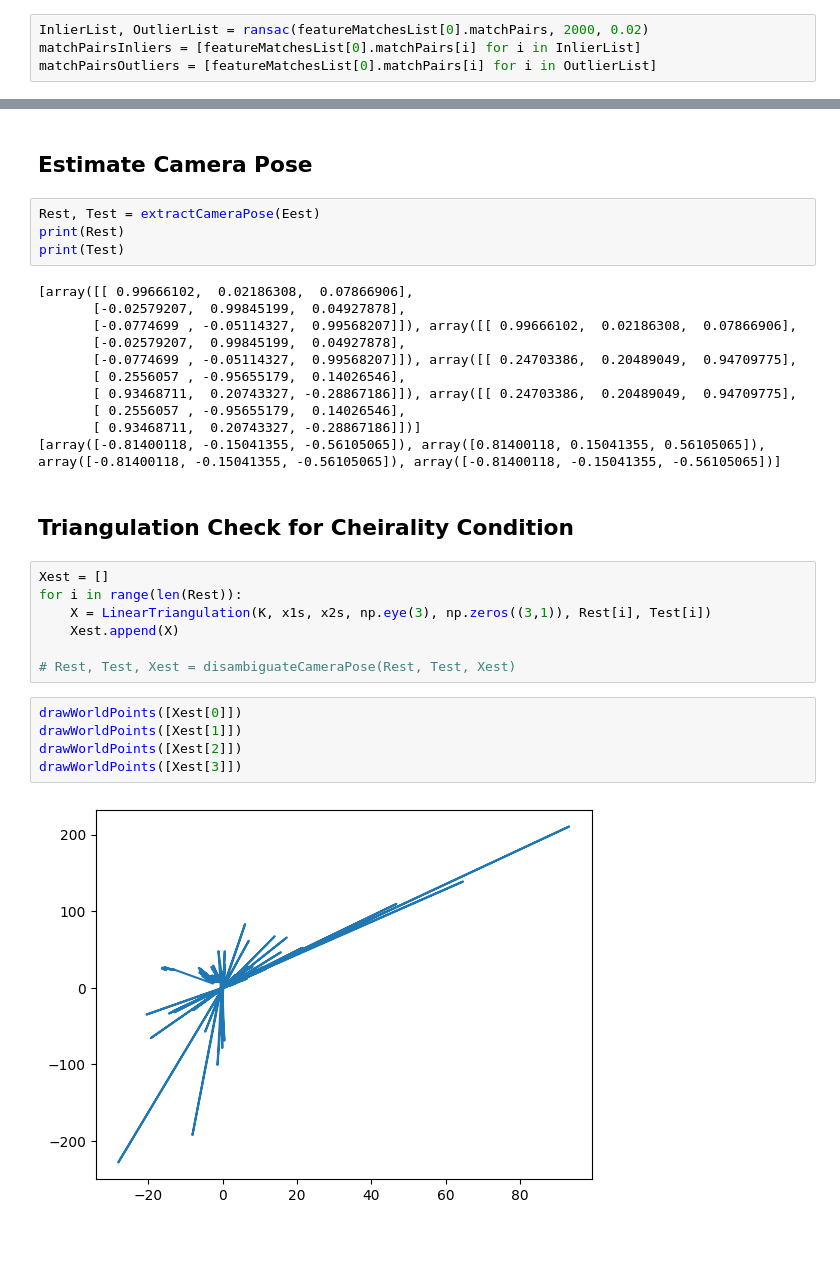
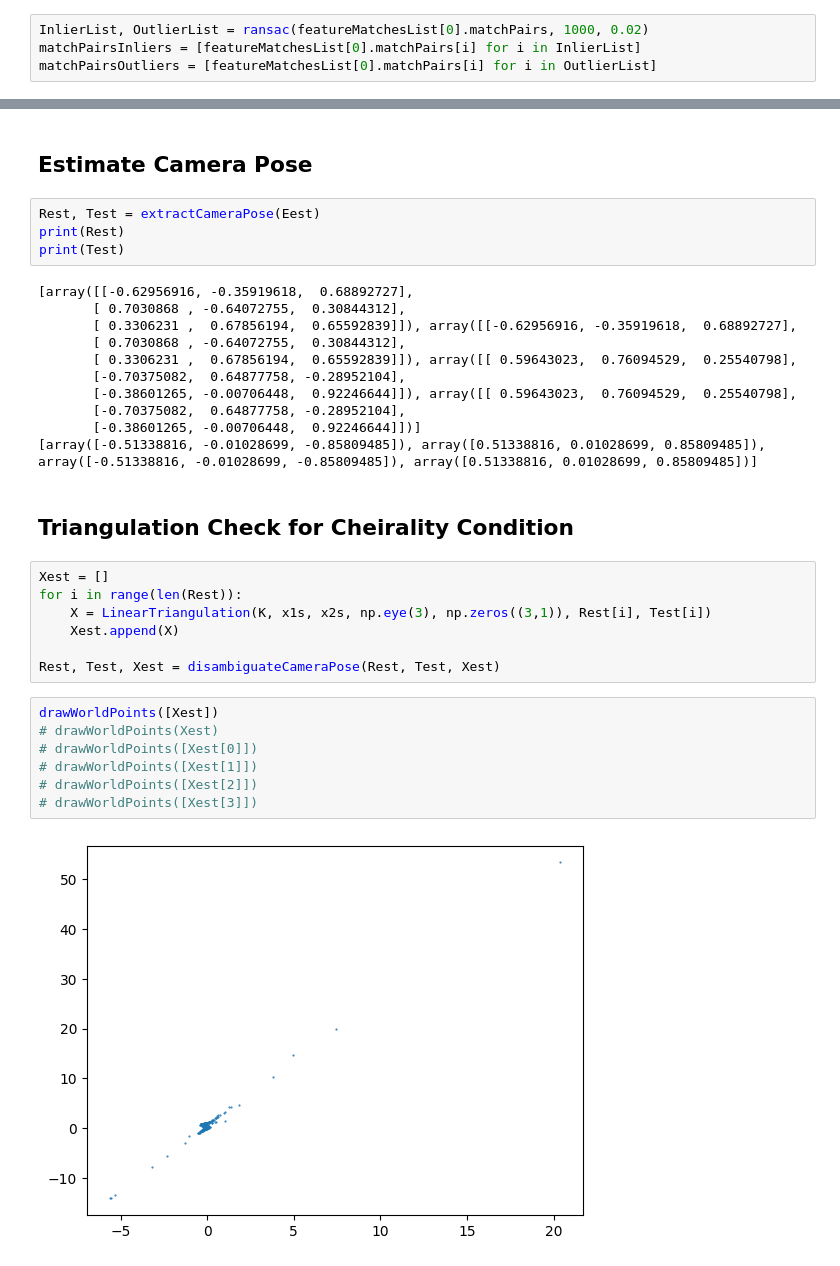
Before and after one commit to sixer51/SfM-NeRF, a Jupyter notebook: Phase1/main.ipynb, the cells around one changed output, grey strips where cells are left out. Saved outputs shown, nothing was run; the diff lists cells and outputs as text.

```diff
--- a/Phase1/main.ipynb
+++ b/Phase1/main.ipynb
@@ -25,7 +25,7 @@ print(K)
 # %%
 featureMatchesList = parseMatchFiles(dataDirPath)
 # %%
-InlierList, OutlierList = ransac(featureMatchesList[0].matchPairs, 2000, 0.02)
+InlierList, OutlierList = ransac(featureMatchesList[0].matchPairs, 1000, 0.02)
 matchPairsInliers = [featureMatchesList[0].matchPairs[i] for i in InlierList]
 matchPairsOutliers = [featureMatchesList[0].matchPairs[i] for i in OutlierList]
 # %%
@@ -70,16 +70,16 @@ Rest, Test = extractCameraPose(Eest)
 print(Rest)
 print(Test)
 # %% [output]
-[array([[ 0.99666102,  0.02186308,  0.07866906],
-       [-0.02579207,  0.99845199,  0.04927878],
-       [-0.0774699 , -0.05114327,  0.99568207]]), array([[ 0.99666102,  0.02186308,  0.07866906],
-       [-0.02579207,  0.99845199,  0.04927878],
-       [-0.0774699 , -0.05114327,  0.99568207]]), array([[ 0.24703386,  0.20489049,  0.94709775],
-       [ 0.2556057 , -0.95655179,  0.14026546],
-       [ 0.93468711,  0.20743327, -0.28867186]]), array([[ 0.24703386,  0.20489049,  0.94709775],
-       [ 0.2556057 , -0.95655179,  0.14026546],
-       [ 0.93468711,  0.20743327, -0.28867186]])]
-[array([-0.81400118, -0.15041355, -0.56105065]), array([0.81400118, 0.15041355, 0.56105065]), array([-0.81400118, -0.15041355, -0.56105065]), array([-0.81400118, -0.15041355, -0.56105065])]
+[array([[-0.62956916, -0.35919618,  0.68892727],
+       [ 0.7030868 , -0.64072755,  0.30844312],
+       [ 0.3306231 ,  0.67856194,  0.65592839]]), array([[-0.62956916, -0.35919618,  0.68892727],
+       [ 0.7030868 , -0.64072755,  0.30844312],
+       [ 0.3306231 ,  0.67856194,  0.65592839]]), array([[ 0.59643023,  0.76094529,  0.25540798],
+       [-0.70375082,  0.64877758, -0.28952104],
+       [-0.38601265, -0.00706448,  0.92246644]]), array([[ 0.59643023,  0.76094529,  0.25540798],
+       [-0.70375082,  0.64877758, -0.28952104],
+       [-0.38601265, -0.00706448,  0.92246644]])]
+[array([-0.51338816, -0.01028699, -0.85809485]), array([0.51338816, 0.01028699, 0.85809485]), array([-0.51338816, -0.01028699, -0.85809485]), array([0.51338816, 0.01028699, 0.85809485])]
 # %% [markdown]
 ## Triangulation Check for Cheirality Condition
 # %%
@@ -88,11 +88,13 @@ for i in range(len(Rest)):
     X = LinearTriangulation(K, x1s, x2s, np.eye(3), np.zeros((3,1)), Rest[i], Test[i])
     Xest.append(X)
 
-# Rest, Test, Xest = disambiguateCameraPose(Rest, Test, Xest)
+Rest, Test, Xest = disambiguateCameraPose(Rest, Test, Xest)
 # %%
-drawWorldPoints([Xest[0]])
-drawWorldPoints([Xest[1]])
-drawWorldPoints([Xest[2]])
-drawWorldPoints([Xest[3]])
+drawWorldPoints([Xest])
+# drawWorldPoints(Xest)
+# drawWorldPoints([Xest[0]])
+# drawWorldPoints([Xest[1]])
+# drawWorldPoints([Xest[2]])
+# drawWorldPoints([Xest[3]])
 # %% [output]
-[figure, old version]
+[figure, new version]
```
Also changed, not shown: parts of 3 cells of this notebook, 7 other files.
